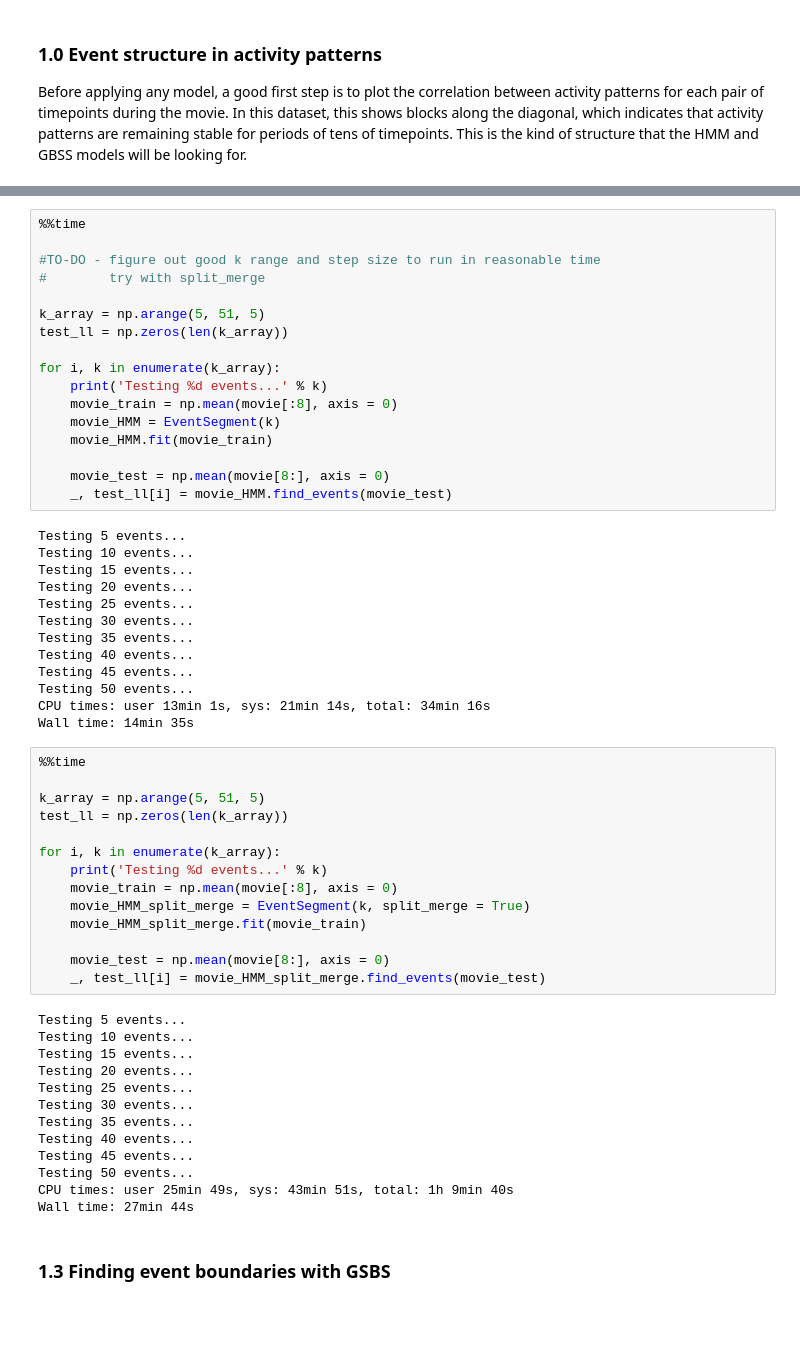
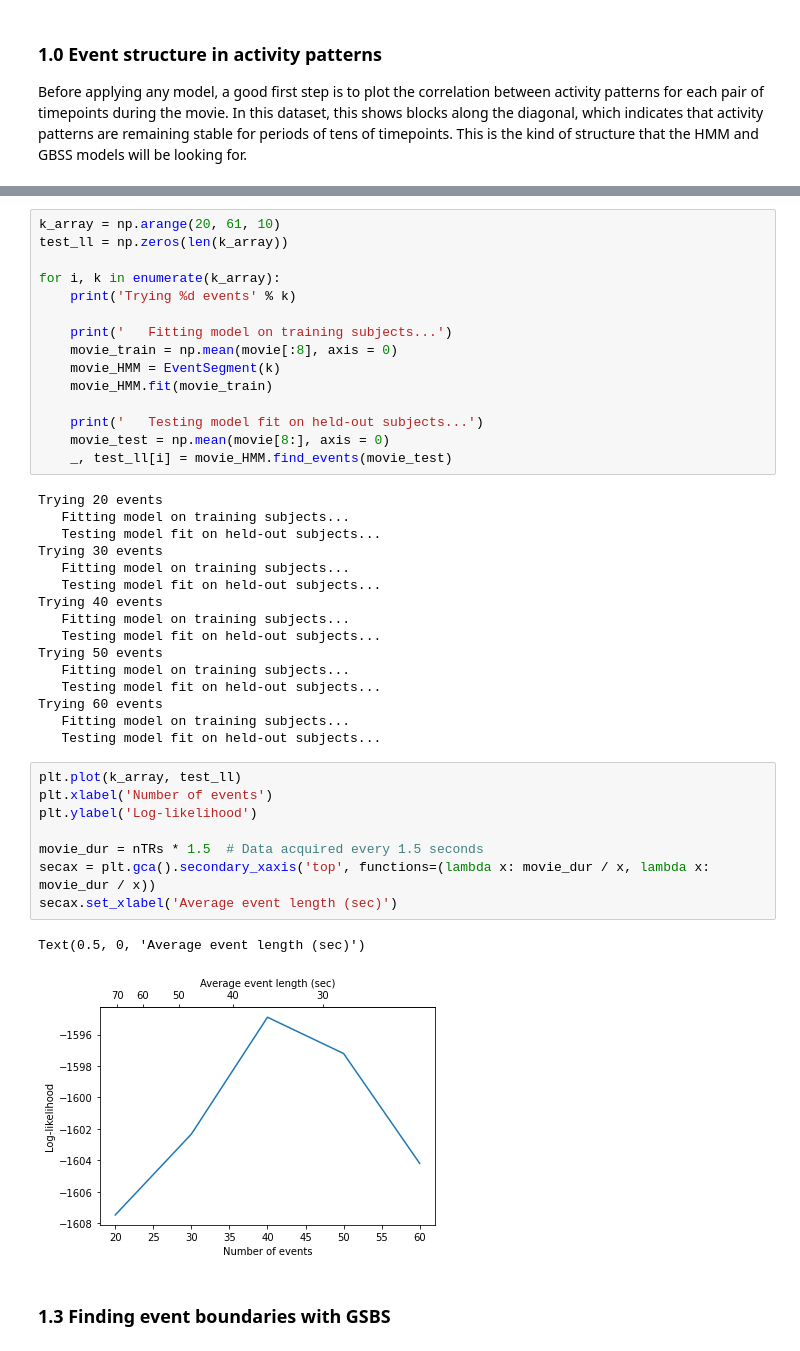
Before and after one commit to naturalistic-data-analysis/tutorial_development, a Jupyter notebook: event-segmentation/event-segmentation.ipynb, the cells around one changed output, grey strips where cells are left out. Cells and saved outputs as stored; diff of their text form; blank space fills up the shorter version.

```diff
--- a/event-segmentation/event-segmentation.ipynb
+++ b/event-segmentation/event-segmentation.ipynb
@@ -232,61 +161,46 @@ One way to determine the best number of events is to fit the model on a training
 
 (In this example, the training and test sets are the same size, so their variances should be similar. If the test set is smaller than the training set, you should pass a different variance value to find_events(). For example, calc_weighted_event_var() can be used to estimate the variance within a matched-sized subset of the training set.)
 # %%
-%%time
-
-#TO-DO - figure out good k range and step size to run in reasonable time
-#        try with split_merge
-
-k_array = np.arange(5, 51, 5)
+k_array = np.arange(20, 61, 10)
 test_ll = np.zeros(len(k_array))
 
 for i, k in enumerate(k_array):
-    print('Testing %d events...' % k)
+    print('Trying %d events' % k)
+
+    print('   Fitting model on training subjects...')
     movie_train = np.mean(movie[:8], axis = 0)
     movie_HMM = EventSegment(k)
     movie_HMM.fit(movie_train)
 
+    print('   Testing model fit on held-out subjects...')
     movie_test = np.mean(movie[8:], axis = 0)
     _, test_ll[i] = movie_HMM.find_events(movie_test)
 # %% [output]
-Testing 5 events...
-Testing 10 events...
-Testing 15 events...
-Testing 20 events...
-Testing 25 events...
-Testing 30 events...
-Testing 35 events...
-Testing 40 events...
-Testing 45 events...
-Testing 50 events...
-CPU times: user 13min 1s, sys: 21min 14s, total: 34min 16s
-Wall time: 14min 35s
+Trying 20 events
+   Fitting model on training subjects...
+   Testing model fit on held-out subjects...
+Trying 30 events
+   Fitting model on training subjects...
+   Testing model fit on held-out subjects...
+Trying 40 events
+   Fitting model on training subjects...
+   Testing model fit on held-out subjects...
+Trying 50 events
+   Fitting model on training subjects...
+   Testing model fit on held-out subjects...
+Trying 60 events
+   Fitting model on training subjects...
+   Testing model fit on held-out subjects...
-# %%
-%%time
-
-k_array = np.arange(5, 51, 5)
-test_ll = np.zeros(len(k_array))
-
-for i, k in enumerate(k_array):
-    print('Testing %d events...' % k)
-    movie_train = np.mean(movie[:8], axis = 0)
-    movie_HMM_split_merge = EventSegment(k, split_merge = True)
-    movie_HMM_split_merge.fit(movie_train)
-
-    movie_test = np.mean(movie[8:], axis = 0)
-    _, test_ll[i] = movie_HMM_split_merge.find_events(movie_test)
-# %% [output]
-Testing 5 events...
-Testing 10 events...
-Testing 15 events...
-Testing 20 events...
-Testing 25 events...
-Testing 30 events...
-Testing 35 events...
-Testing 40 events...
-Testing 45 events...
-Testing 50 events...
-CPU times: user 25min 49s, sys: 43min 51s, total: 1h 9min 40s
-Wall time: 27min 44s
+# %%
+plt.plot(k_array, test_ll)
+plt.xlabel('Number of events')
+plt.ylabel('Log-likelihood')
+
+movie_dur = nTRs * 1.5  # Data acquired every 1.5 seconds
+secax = plt.gca().secondary_xaxis('top', functions=(lambda x: movie_dur / x, lambda x: movie_dur / x))
+secax.set_xlabel('Average event length (sec)')
+# %% [output]
+Text(0.5, 0, 'Average event length (sec)')
+[figure, added]
 # %% [markdown]
 ### 1.3 Finding event boundaries with GSBS
```
Also changed, not shown: parts of 43 cells of this notebook.
